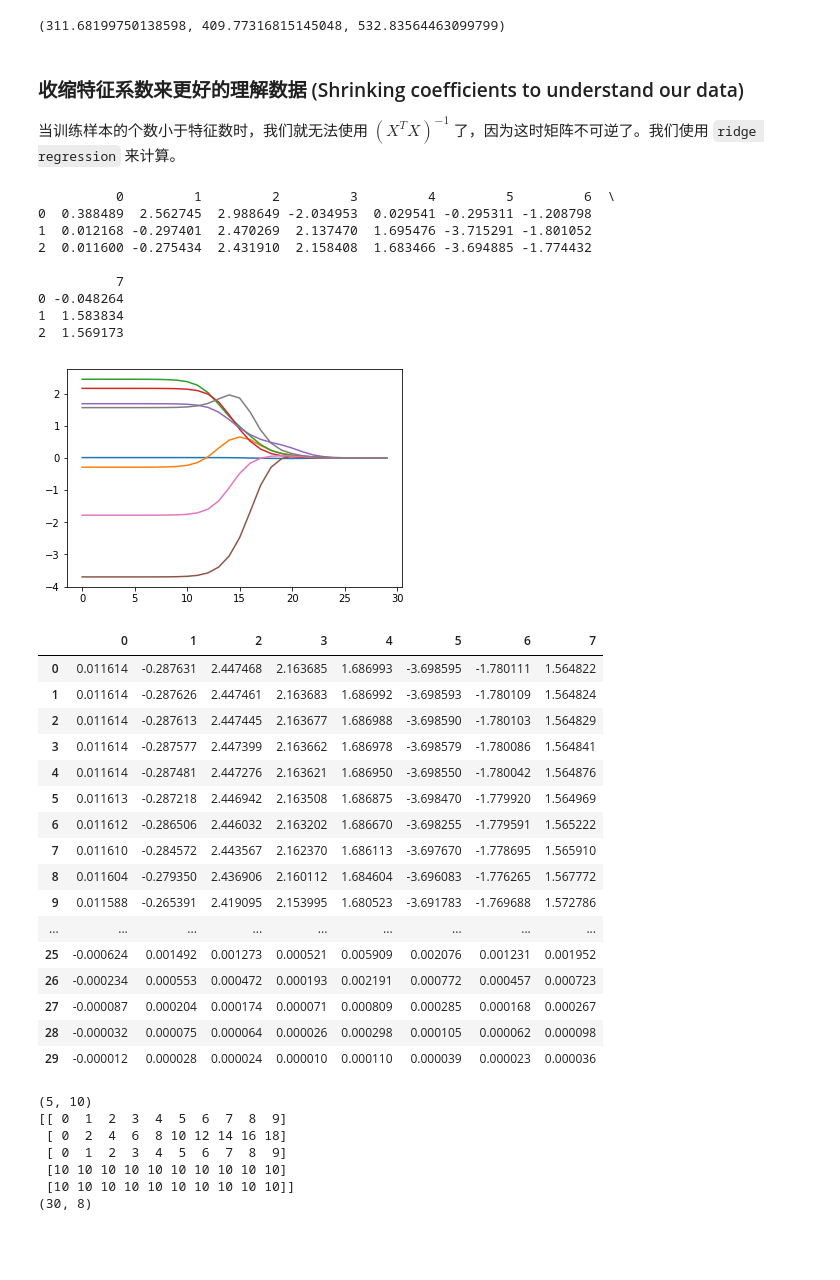
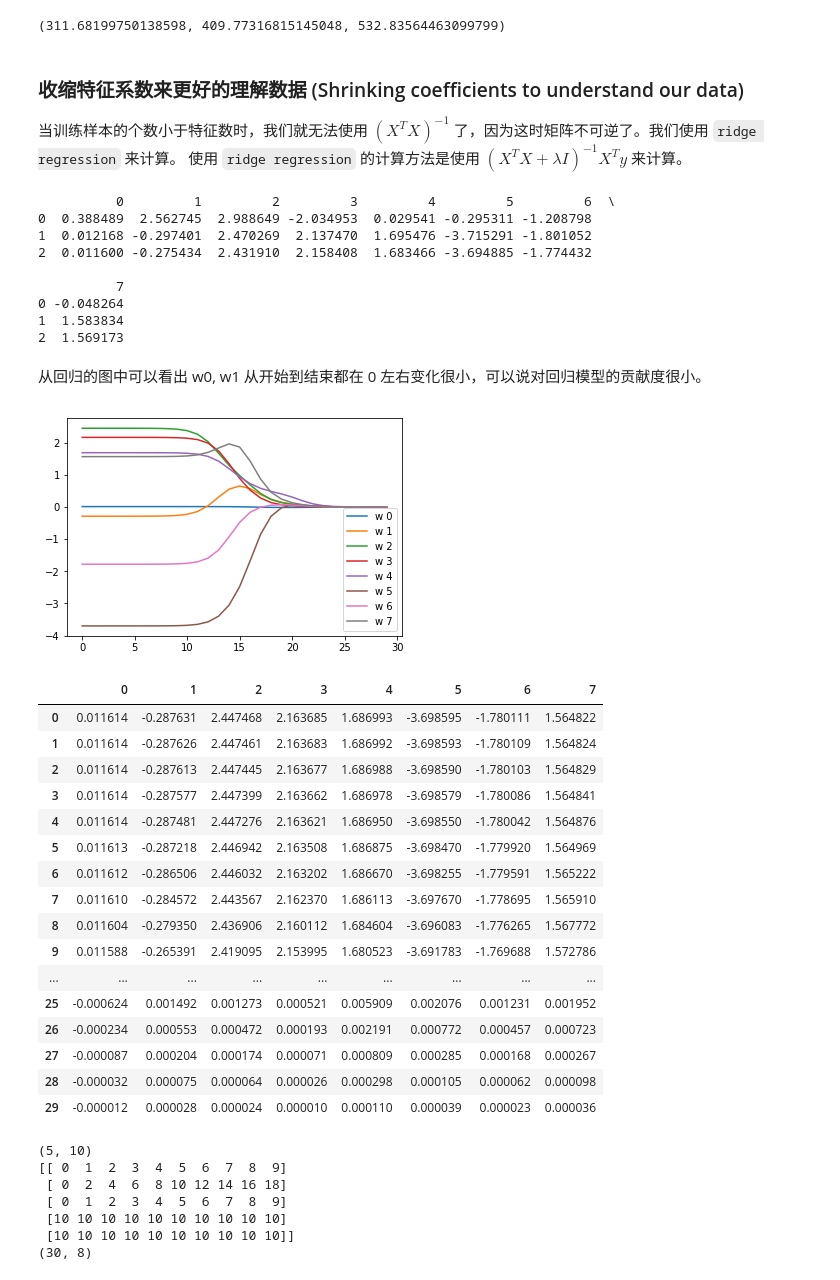
Before and after one commit to AaronFlower/Jupyter, a Jupyter notebook: 08-regression/01-regression.ipynb, the cells around one changed output. Saved outputs shown, nothing was run; the diff lists cells and outputs as text; code cells hidden in the pictures; blank space fills up the shorter version.

```diff
--- a/08-regression/01-regression.ipynb
+++ b/08-regression/01-regression.ipynb
@@ -142,7 +142,7 @@ rss_Error(yHat01, labels[0:99]), rss_Error(yHat1, labels[0:99]), rss_Error(yHat1
 (311.68199750138598, 409.77316815145048, 532.83564463099799)
 # %% [markdown]
 ### 收缩特征系数来更好的理解数据 (Shrinking coefficients to understand our data)
-当训练样本的个数小于特征数时，我们就无法使用 $(X^TX)^{-1}$ 了，因为这时矩阵不可逆了。我们使用 `ridge regression` 来计算。
+当训练样本的个数小于特征数时，我们就无法使用 $(X^TX)^{-1}$ 了，因为这时矩阵不可逆了。我们使用 `ridge regression` 来计算。 使用 `ridge regression` 的计算方法是使用 $(X^TX + \lambda I)^{-1} X^T y$ 来计算。
 # %%
 def loadData(file):
     data = np.loadtxt(file)
@@ -192,9 +192,6 @@ print(df)
 # 全部的通过改变 lambda 的值来改变看参数的变化结果。
 
 ws = ridge_test(X, y)
-plt.plot(ws)
-plt.show()
-pd.DataFrame(ws)
 # %% [output]
           0         1         2         3         4         5         6  \
 0  0.388489  2.562745  2.988649 -2.034953  0.029541 -0.295311 -1.208798
@@ -205,24 +202,34 @@ pd.DataFrame(ws)
 0 -0.048264
 1  1.583834
 2  1.569173
-[figure, removed]
-|  | 0 | 1 | 2 | 3 | 4 | 5 | 6 | 7 |
-| 0 | 0.011614 | -0.287631 | 2.447468 | 2.163685 | 1.686993 | -3.698595 | -1.780111 | 1.564822 |
-| 1 | 0.011614 | -0.287626 | 2.447461 | 2.163683 | 1.686992 | -3.698593 | -1.780109 | 1.564824 |
-| 2 | 0.011614 | -0.287613 | 2.447445 | 2.163677 | 1.686988 | -3.698590 | -1.780103 | 1.564829 |
-| 3 | 0.011614 | -0.287577 | 2.447399 | 2.163662 | 1.686978 | -3.698579 | -1.780086 | 1.564841 |
-| 4 | 0.011614 | -0.287481 | 2.447276 | 2.163621 | 1.686950 | -3.698550 | -1.780042 | 1.564876 |
-| 5 | 0.011613 | -0.287218 | 2.446942 | 2.163508 | 1.686875 | -3.698470 | -1.779920 | 1.564969 |
-| 6 | 0.011612 | -0.286506 | 2.446032 | 2.163202 | 1.686670 | -3.698255 | -1.779591 | 1.565222 |
-| 7 | 0.011610 | -0.284572 | 2.443567 | 2.162370 | 1.686113 | -3.697670 | -1.778695 | 1.565910 |
-| 8 | 0.011604 | -0.279350 | 2.436906 | 2.160112 | 1.684604 | -3.696083 | -1.776265 | 1.567772 |
-| 9 | 0.011588 | -0.265391 | 2.419095 | 2.153995 | 1.680523 | -3.691783 | -1.769688 | 1.572786 |
-| ... | ... | ... | ... | ... | ... | ... | ... | ... |
-| 25 | -0.000624 | 0.001492 | 0.001273 | 0.000521 | 0.005909 | 0.002076 | 0.001231 | 0.001952 |
-| 26 | -0.000234 | 0.000553 | 0.000472 | 0.000193 | 0.002191 | 0.000772 | 0.000457 | 0.000723 |
-| 27 | -0.000087 | 0.000204 | 0.000174 | 0.000071 | 0.000809 | 0.000285 | 0.000168 | 0.000267 |
-| 28 | -0.000032 | 0.000075 | 0.000064 | 0.000026 | 0.000298 | 0.000105 | 0.000062 | 0.000098 |
-| 29 | -0.000012 | 0.000028 | 0.000024 | 0.000010 | 0.000110 | 0.000039 | 0.000023 | 0.000036 |
+# %% [markdown]
+从回归的图中可以看出 w0, w1 从开始到结束都在 0 左右变化很小，可以说对回归模型的贡献度很小。
+# %%
+numFeatures = X.shape[1]
+wsLabels = ['w ' + str(i) for i in range(numFeatures)]
+a = plt.plot(ws)
+plt.legend(a, wsLabels)
+plt.show()
+pd.DataFrame(ws)
+# %% [output]
+[figure, added]
+|  | 0 | 1 | 2 | 3 | 4 | 5 | 6 | 7 |
+| 0 | 0.011614 | -0.287631 | 2.447468 | 2.163685 | 1.686993 | -3.698595 | -1.780111 | 1.564822 |
+| 1 | 0.011614 | -0.287626 | 2.447461 | 2.163683 | 1.686992 | -3.698593 | -1.780109 | 1.564824 |
+| 2 | 0.011614 | -0.287613 | 2.447445 | 2.163677 | 1.686988 | -3.698590 | -1.780103 | 1.564829 |
+| 3 | 0.011614 | -0.287577 | 2.447399 | 2.163662 | 1.686978 | -3.698579 | -1.780086 | 1.564841 |
+| 4 | 0.011614 | -0.287481 | 2.447276 | 2.163621 | 1.686950 | -3.698550 | -1.780042 | 1.564876 |
+| 5 | 0.011613 | -0.287218 | 2.446942 | 2.163508 | 1.686875 | -3.698470 | -1.779920 | 1.564969 |
+| 6 | 0.011612 | -0.286506 | 2.446032 | 2.163202 | 1.686670 | -3.698255 | -1.779591 | 1.565222 |
+| 7 | 0.011610 | -0.284572 | 2.443567 | 2.162370 | 1.686113 | -3.697670 | -1.778695 | 1.565910 |
+| 8 | 0.011604 | -0.279350 | 2.436906 | 2.160112 | 1.684604 | -3.696083 | -1.776265 | 1.567772 |
+| 9 | 0.011588 | -0.265391 | 2.419095 | 2.153995 | 1.680523 | -3.691783 | -1.769688 | 1.572786 |
+| ... | ... | ... | ... | ... | ... | ... | ... | ... |
+| 25 | -0.000624 | 0.001492 | 0.001273 | 0.000521 | 0.005909 | 0.002076 | 0.001231 | 0.001952 |
+| 26 | -0.000234 | 0.000553 | 0.000472 | 0.000193 | 0.002191 | 0.000772 | 0.000457 | 0.000723 |
+| 27 | -0.000087 | 0.000204 | 0.000174 | 0.000071 | 0.000809 | 0.000285 | 0.000168 | 0.000267 |
+| 28 | -0.000032 | 0.000075 | 0.000064 | 0.000026 | 0.000298 | 0.000105 | 0.000062 | 0.000098 |
+| 29 | -0.000012 | 0.000028 | 0.000024 | 0.000010 | 0.000110 | 0.000039 | 0.000023 | 0.000036 |
 # %%
 '''
 上面的图表示提什么意思那? 是表示训练出来的 8 个 weights 的在 30 迭代时的变化过程，可以看出在 lam = exp(19) 时的时候
```
Also changed, not shown: parts of 3 cells of this notebook.
